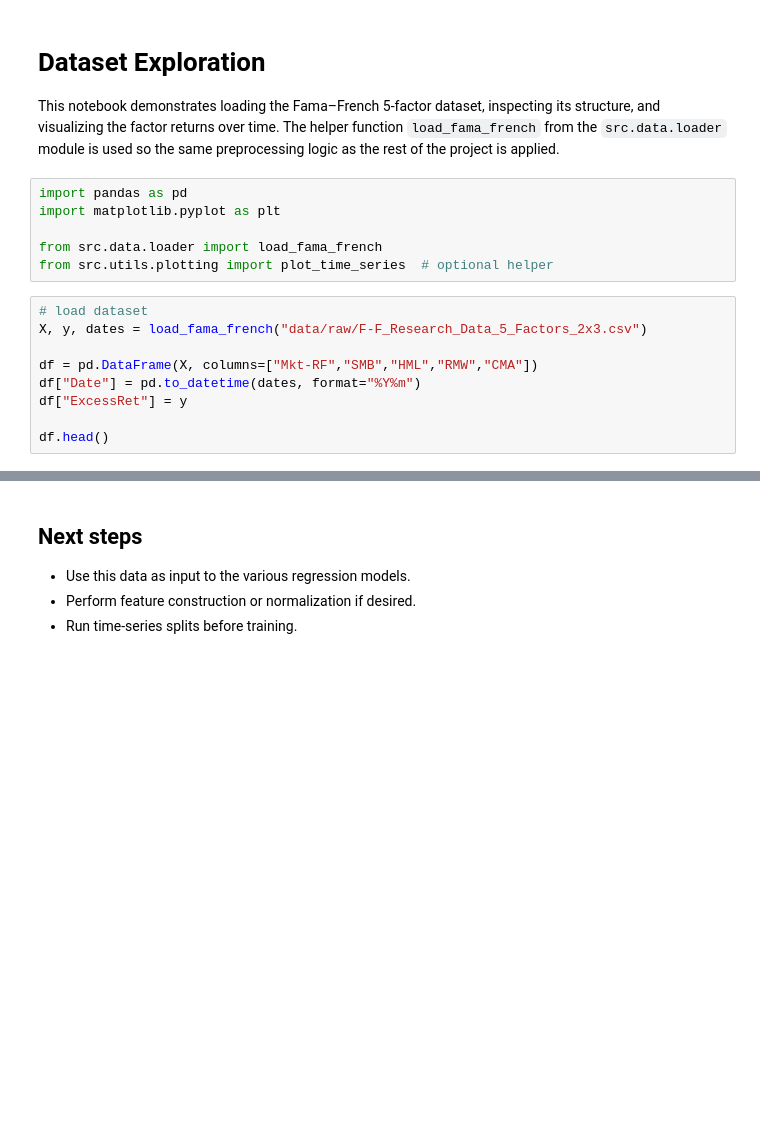
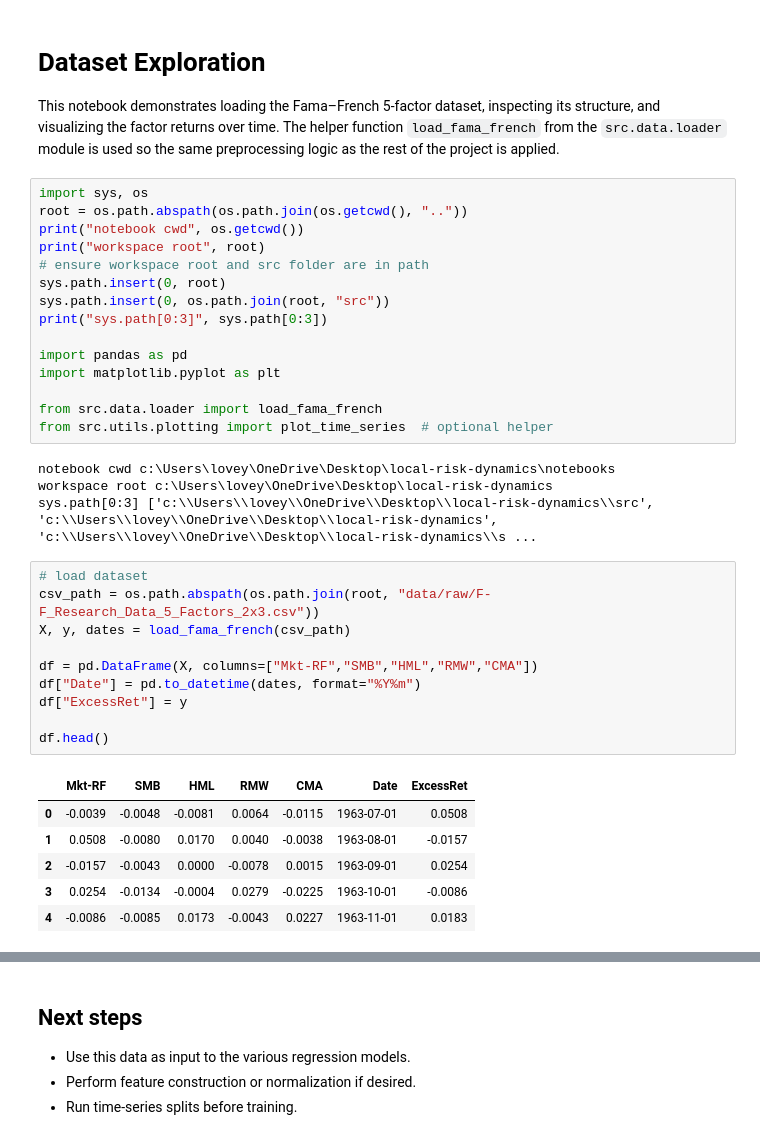
Before and after one commit to HarshDubey-12/local-risk-dynamics, a Jupyter notebook: notebooks/01_dataset_exploration.ipynb, the cells around one changed output, grey strips where cells are left out. Saved outputs shown, nothing was run; the diff lists cells and outputs as text; blank space fills up the shorter version.

Commit message:
Changes in notebooks to run notebook codes and getting the outputs

```diff
--- a/notebooks/01_dataset_exploration.ipynb
+++ b/notebooks/01_dataset_exploration.ipynb
@@ -6,20 +6,41 @@ its structure, and visualizing the factor returns over time.  The helper
 function `load_fama_french` from the `src.data.loader` module is used so the
 same preprocessing logic as the rest of the project is applied.
 # %%
+import sys, os
+root = os.path.abspath(os.path.join(os.getcwd(), ".."))
+print("notebook cwd", os.getcwd())
+print("workspace root", root)
+# ensure workspace root and src folder are in path
+sys.path.insert(0, root)
+sys.path.insert(0, os.path.join(root, "src"))
+print("sys.path[0:3]", sys.path[0:3])
+
 import pandas as pd
 import matplotlib.pyplot as plt
 
 from src.data.loader import load_fama_french
 from src.utils.plotting import plot_time_series  # optional helper
+# %% [output]
+notebook cwd c:\Users\lovey\OneDrive\Desktop\local-risk-dynamics\notebooks
+workspace root c:\Users\lovey\OneDrive\Desktop\local-risk-dynamics
+sys.path[0:3] ['c:\\Users\\lovey\\OneDrive\\Desktop\\local-risk-dynamics\\src', 'c:\\Users\\lovey\\OneDrive\\Desktop\\local-risk-dynamics', 'c:\\Users\\lovey\\OneDrive\\Desktop\\local-risk-dynamics\\s ...
 # %%
 # load dataset
-X, y, dates = load_fama_french("data/raw/F-F_Research_Data_5_Factors_2x3.csv")
+csv_path = os.path.abspath(os.path.join(root, "data/raw/F-F_Research_Data_5_Factors_2x3.csv"))
+X, y, dates = load_fama_french(csv_path)
 
 df = pd.DataFrame(X, columns=["Mkt-RF","SMB","HML","RMW","CMA"])
 df["Date"] = pd.to_datetime(dates, format="%Y%m")
 df["ExcessRet"] = y
 
 df.head()
+# %% [output]
+|  | Mkt-RF | SMB | HML | RMW | CMA | Date | ExcessRet |
+| 0 | -0.0039 | -0.0048 | -0.0081 | 0.0064 | -0.0115 | 1963-07-01 | 0.0508 |
+| 1 | 0.0508 | -0.0080 | 0.0170 | 0.0040 | -0.0038 | 1963-08-01 | -0.0157 |
+| 2 | -0.0157 | -0.0043 | 0.0000 | -0.0078 | 0.0015 | 1963-09-01 | 0.0254 |
+| 3 | 0.0254 | -0.0134 | -0.0004 | 0.0279 | -0.0225 | 1963-10-01 | -0.0086 |
+| 4 | -0.0086 | -0.0085 | 0.0173 | -0.0043 | 0.0227 | 1963-11-01 | 0.0183 |
 # %%
 # summary statistics and date range
 print(df.describe())
```
Also changed, not shown: parts of 2 cells of this notebook, 4 other files.
